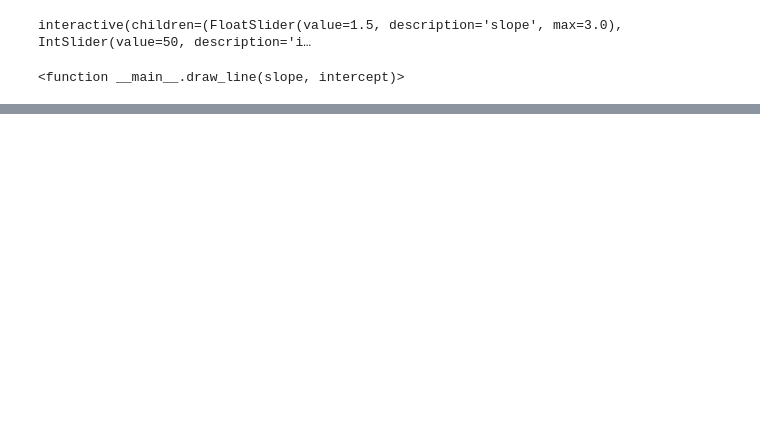
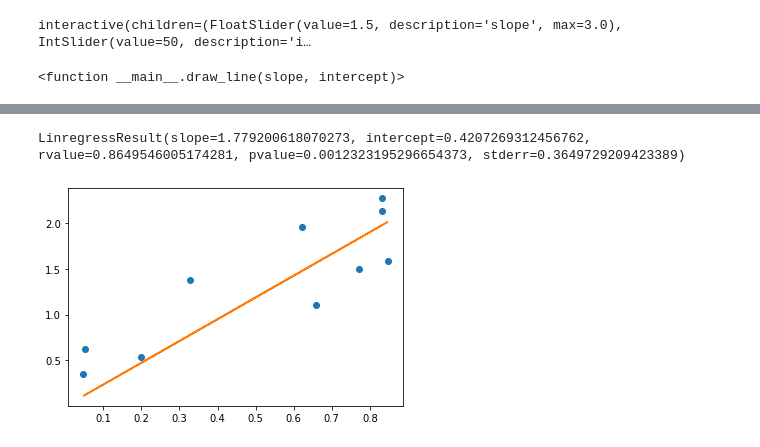
Before and after one commit to ds-modules/POLSCI-3, a Jupyter notebook: beta materials/Lecture_J_NB_1.ipynb, the cells around one changed output, grey strips where cells are left out. Saved outputs shown, nothing was run; the diff lists cells and outputs as text; code cells hidden in the pictures; blank space fills up the shorter version.

```diff
--- a/beta materials/Lecture_J_NB_1.ipynb
+++ b/beta materials/Lecture_J_NB_1.ipynb
@@ -30,0 +150,10 @@ AttributeError: module 'statsmodels.api' has no attribute 'ols'
+# %%
+x = np.random.random(10)
+y = 1.6*x + np.random.random(10)
+plt.plot(x,y, 'o', label='original data')
+results = sm.OLS(y, x).fit().predict(x)
+plt.plot(x, results)
+stats.linregress(x, y)
+# %% [output]
+LinregressResult(slope=1.779200618070273, intercept=0.4207269312456762, rvalue=0.8649546005174281, pvalue=0.0012323195296654373, stderr=0.3649729209423389)
+[figure, added]
```
Also changed, not shown: parts of 17 cells of this notebook, 1 other file.
